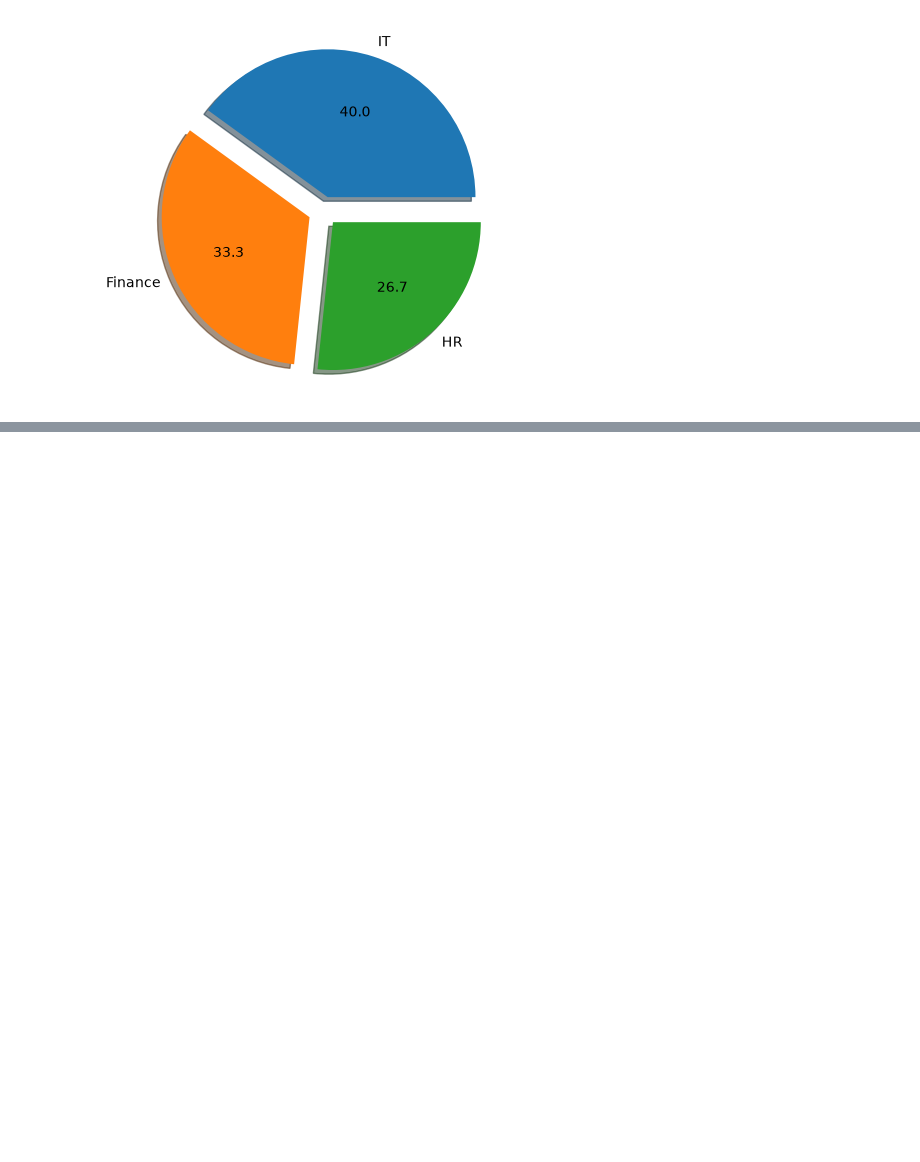
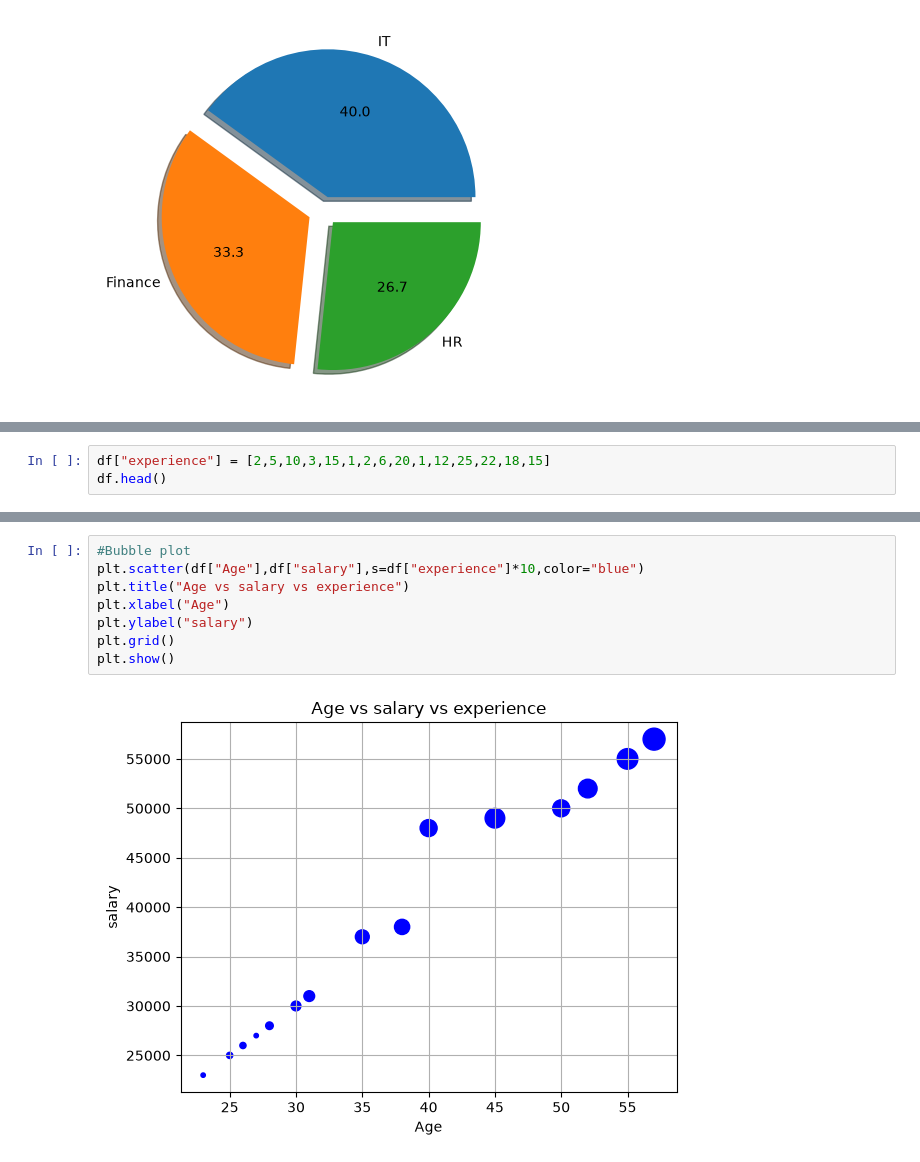
Before and after one commit to omaej78-star/python-for-data-science-practice, a Jupyter notebook: Matplotliblearn.ipynb, the cells around one changed output, grey strips where cells are left out. Drawn from its saved outputs; the diff is of its cells as text; blank space fills up the shorter version.

```diff
--- a/Matplotliblearn.ipynb
+++ b/Matplotliblearn.ipynb
@@ -92,0 +117,3 @@ TypeError: pie() got an unexpected keyword argument 'exploode'. Did you mean 'ex
+# %%
+df["experience"] = [2,5,10,3,15,1,2,6,20,1,12,25,22,18,15]
+df.head()
@@ -92,0 +127,10 @@ TypeError: pie() got an unexpected keyword argument 'exploode'. Did you mean 'ex
+# %%
+#Bubble plot
+plt.scatter(df["Age"],df["salary"],s=df["experience"]*10,color="blue")
+plt.title("Age vs salary vs experience")
+plt.xlabel("Age")
+plt.ylabel("salary")
+plt.grid()
+plt.show()
+# %% [output]
+[figure, added]
```
Also changed, not shown: parts of 11 cells of this notebook.
